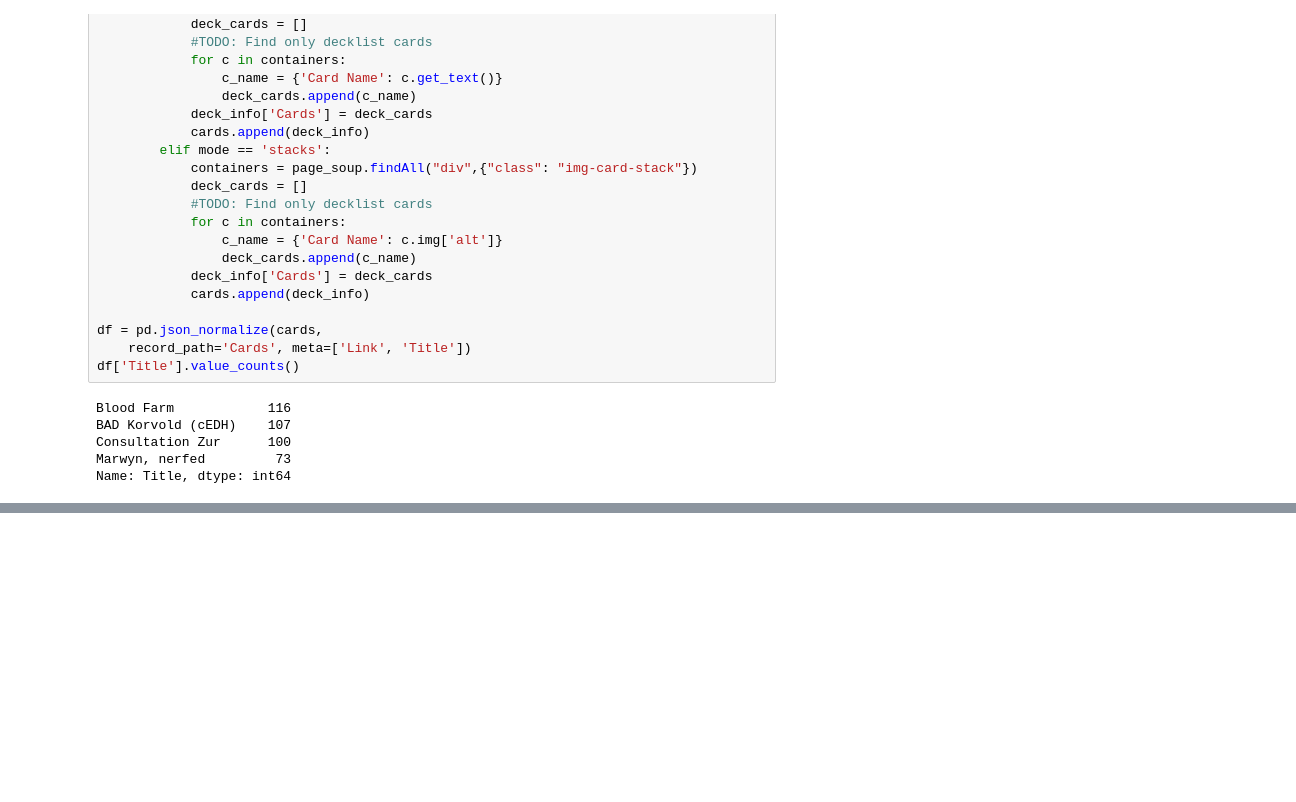
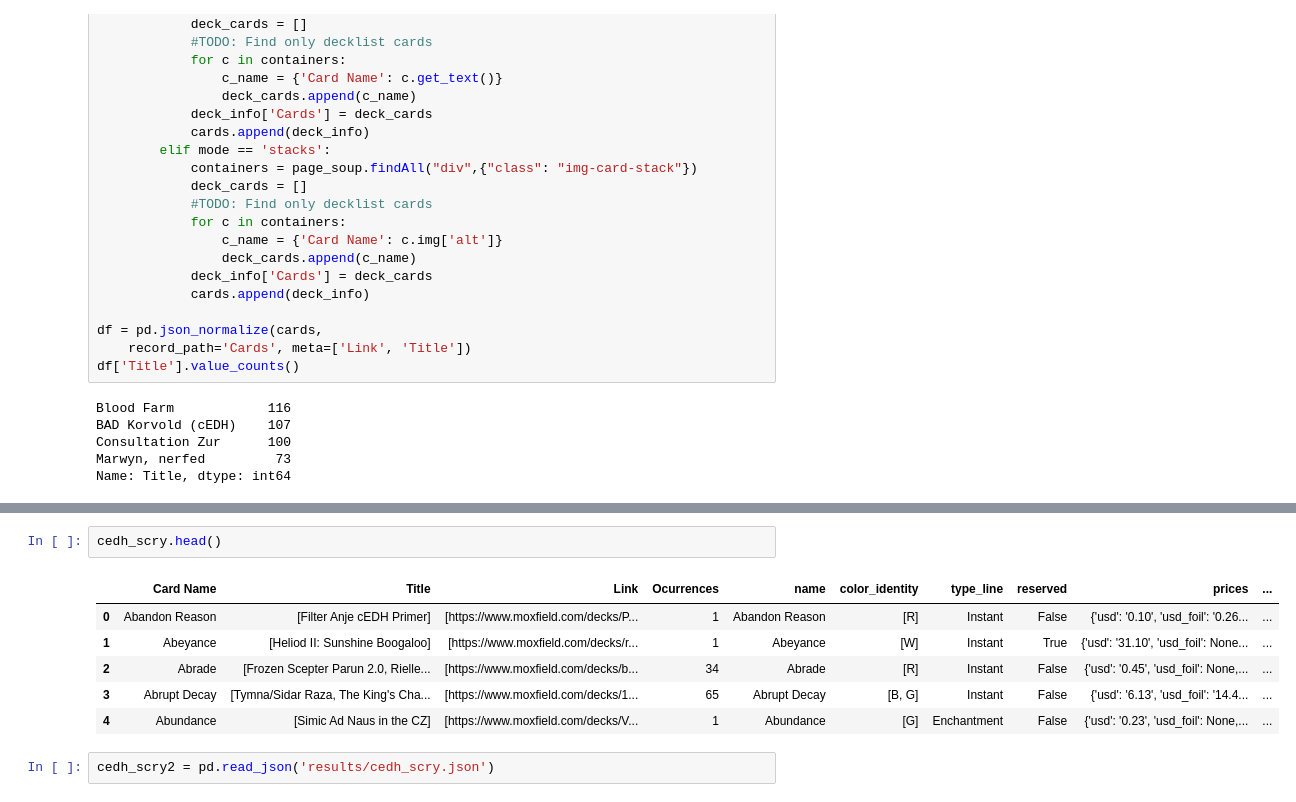
Before and after one commit to Aufban/MTG_Stapler, a Jupyter notebook: Stapler.ipynb, the cells around one changed output, grey strips where cells are left out. Saved outputs shown, nothing was run; the diff lists cells and outputs as text; blank space fills up the shorter version.

```diff
--- a/Stapler.ipynb
+++ b/Stapler.ipynb
@@ -209,0 +323,11 @@ Name: Title, dtype: int64
+# %%
+cedh_scry.head()
+# %% [output]
+|  | Card Name | Title | Link | Ocurrences | name | color_identity | type_line | reserved | prices | ... |
+| 0 | Abandon Reason | [Filter Anje cEDH Primer] | [https://www.moxfield.com/decks/P... | 1 | Abandon Reason | [R] | Instant | False | {'usd': '0.10', 'usd_foil': '0.26... | ... |
+| 1 | Abeyance | [Heliod II: Sunshine Boogaloo] | [https://www.moxfield.com/decks/r... | 1 | Abeyance | [W] | Instant | True | {'usd': '31.10', 'usd_foil': None... | ... |
+| 2 | Abrade | [Frozen Scepter Parun 2.0, Rielle... | [https://www.moxfield.com/decks/b... | 34 | Abrade | [R] | Instant | False | {'usd': '0.45', 'usd_foil': None,... | ... |
+| 3 | Abrupt Decay | [Tymna/Sidar Raza, The King's Cha... | [https://www.moxfield.com/decks/1... | 65 | Abrupt Decay | [B, G] | Instant | False | {'usd': '6.13', 'usd_foil': '14.4... | ... |
+| 4 | Abundance | [Simic Ad Naus in the CZ] | [https://www.moxfield.com/decks/V... | 1 | Abundance | [G] | Enchantment | False | {'usd': '0.23', 'usd_foil': None,... | ... |
+# %%
+cedh_scry2 = pd.read_json('results/cedh_scry.json')
```
Also changed, not shown: parts of 9 cells of this notebook, 10 other files.
